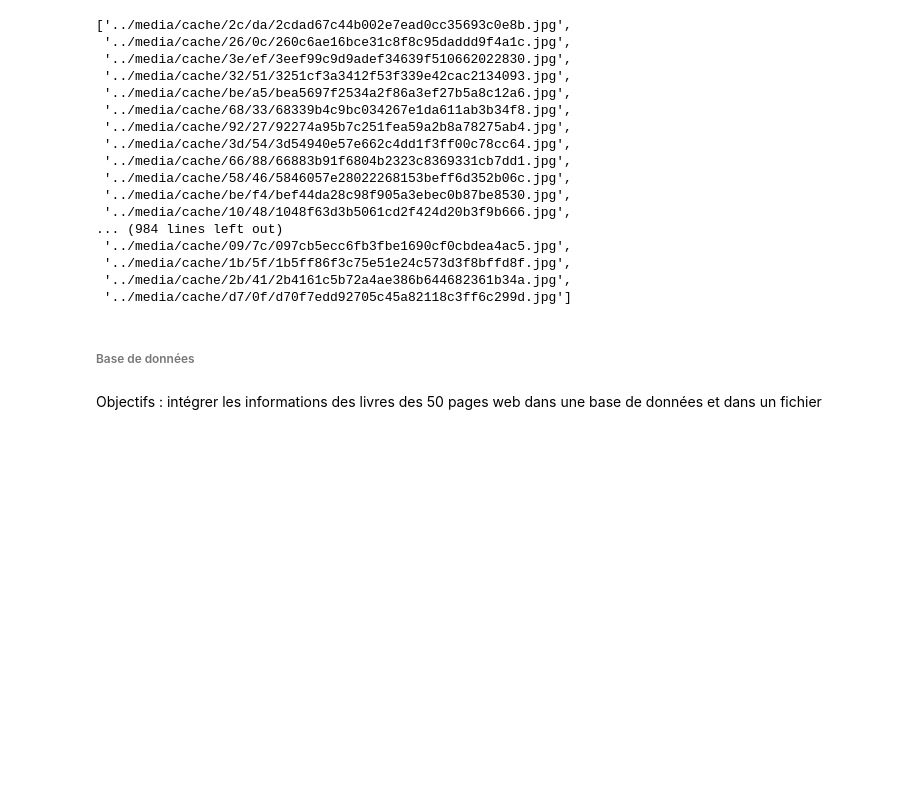
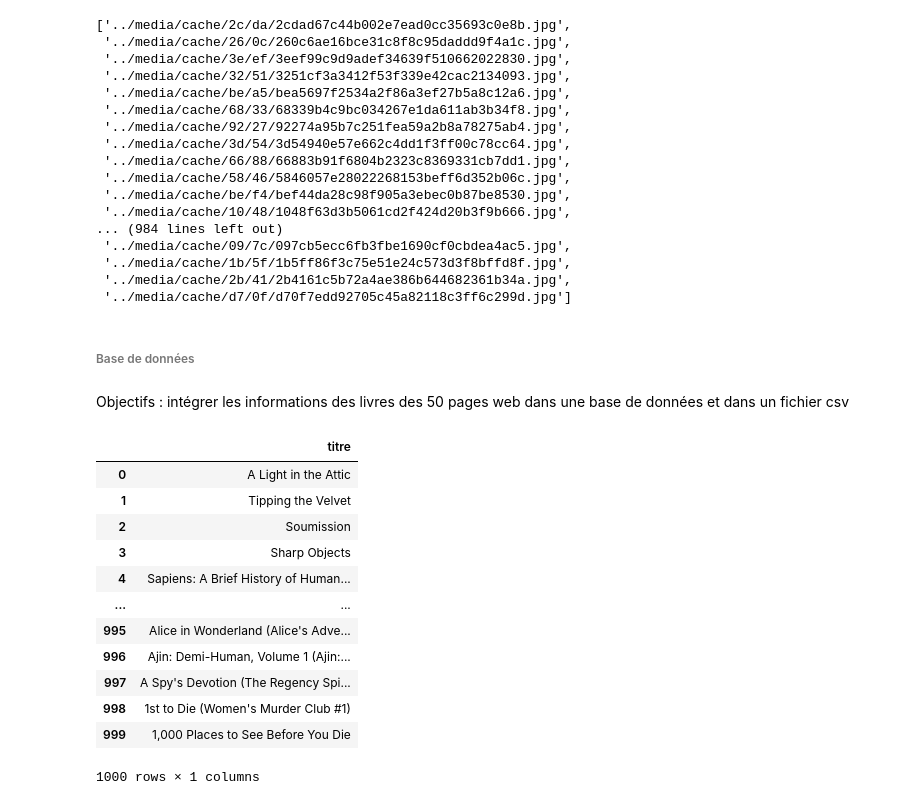
Before and after one commit to LaurenceAndraud/cyber-detective, a Jupyter notebook: Cyber detective.ipynb, the cells around one changed output. Saved outputs shown, nothing was run; the diff lists cells and outputs as text; code cells hidden in the pictures; blank space fills up the shorter version.

```diff
--- a/Cyber detective.ipynb
+++ b/Cyber detective.ipynb
@@ -365,4 +370,22 @@ link_cover
 # %% [markdown]
 ###### Base de données
 # %% [markdown]
-Objectifs : intégrer les informations des livres des 50 pages web dans une base de données et dans un fichier
+Objectifs : intégrer les informations des livres des 50 pages web dans une base de données et dans un fichier csv
+# %%
+titles = pd.DataFrame(data = titles)
+titles.columns = ['titre']
+titles
+# %% [output]
+|  | titre |
+| 0 | A Light in the Attic |
+| 1 | Tipping the Velvet |
+| 2 | Soumission |
+| 3 | Sharp Objects |
+| 4 | Sapiens: A Brief History of Human... |
+| ... | ... |
+| 995 | Alice in Wonderland (Alice's Adve... |
+| 996 | Ajin: Demi-Human, Volume 1 (Ajin:... |
+| 997 | A Spy's Devotion (The Regency Spi... |
+| 998 | 1st to Die (Women's Murder Club #1) |
+| 999 | 1,000 Places to See Before You Die |
+1000 rows × 1 columns
```
Also changed, not shown: parts of 13 cells of this notebook, 1 other file.
